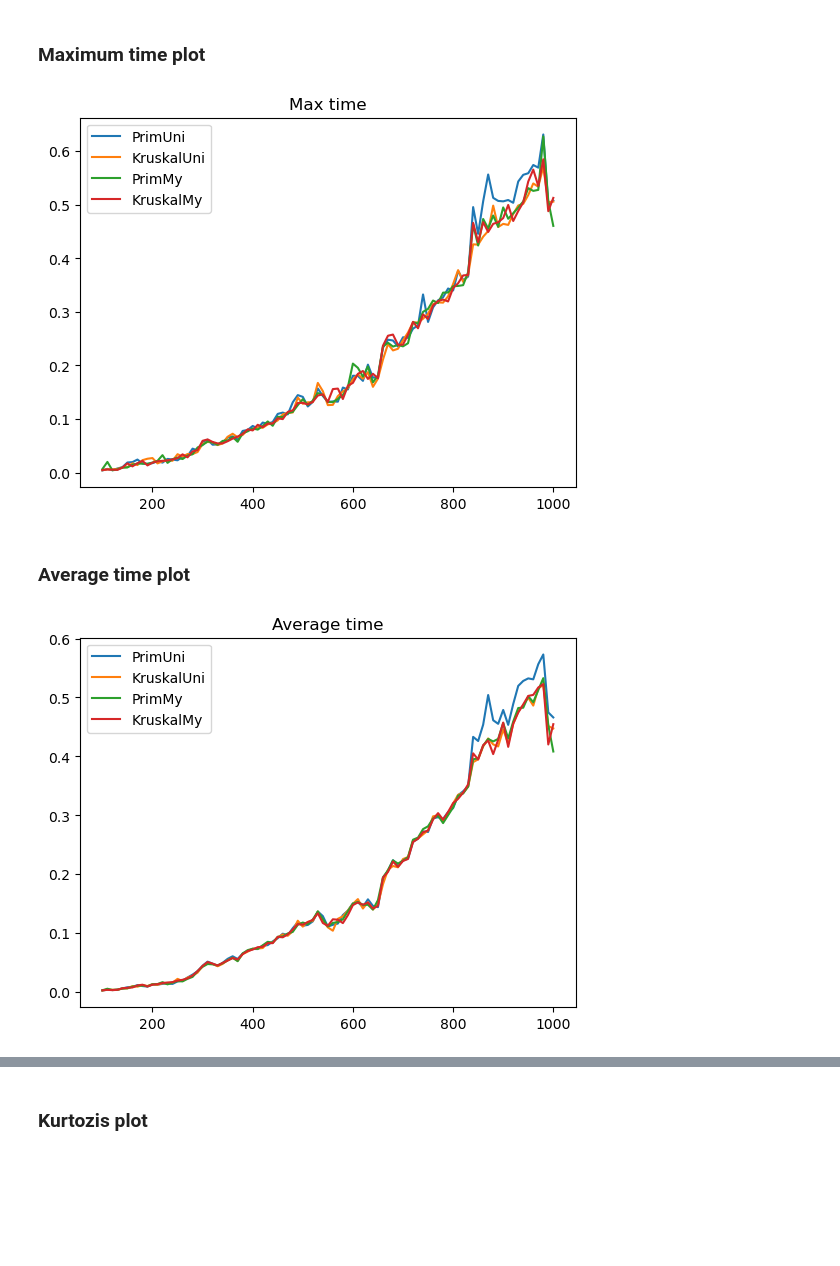
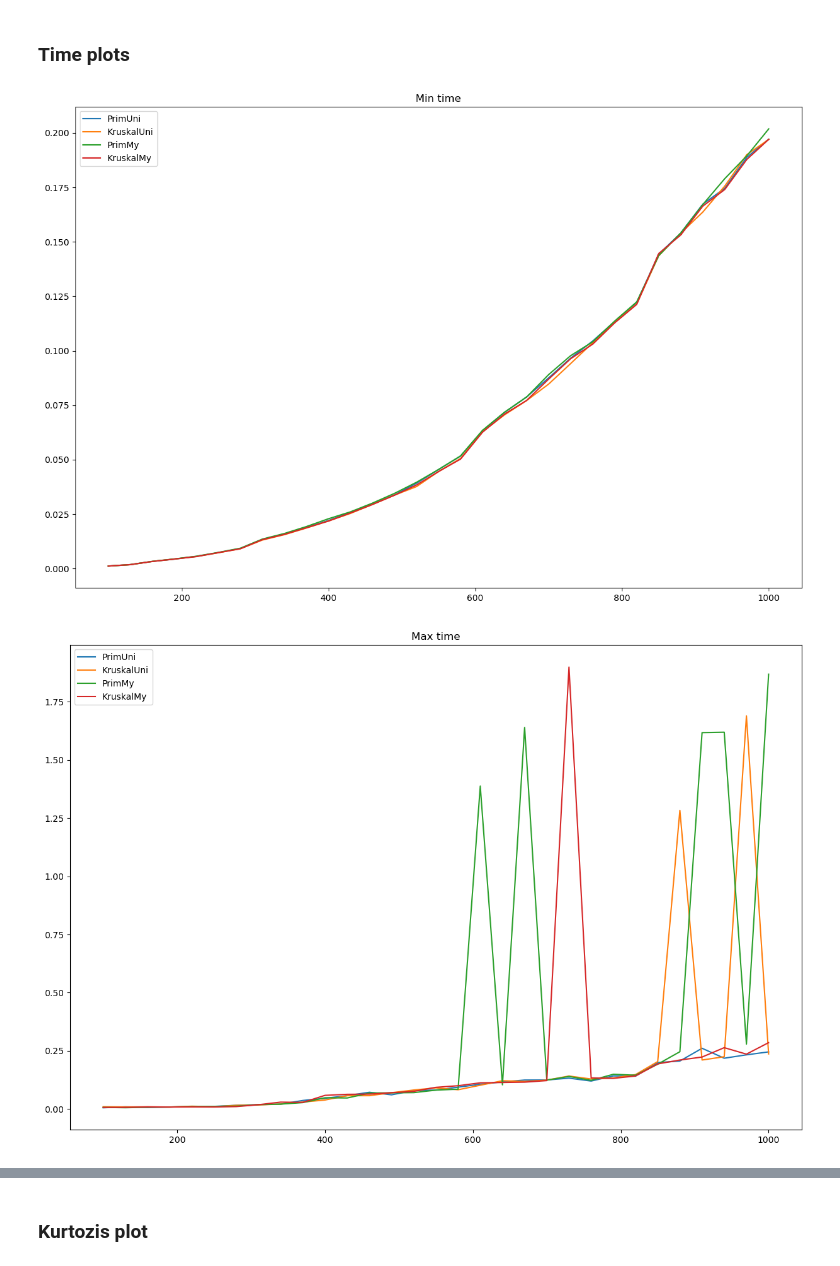
Before and after one commit to pucikplay/MPA, a Jupyter notebook: L2/l2.ipynb, the cells around one changed output, grey strips where cells are left out. Drawn from its saved outputs; the diff is of its cells as text; code cells hidden in the pictures; blank space fills up the shorter version.

```diff
--- a/L2/l2.ipynb
+++ b/L2/l2.ipynb
@@ -132,26 +97,33 @@ clf()
-# %% [markdown]
-### Maximum time plot
-# %%
-plot(N,[t[2] for t in timesPrimUni], label="PrimUni")
-plot(N,[t[2] for t in timesKruskalUni], label="KruskalUni")
-plot(N,[t[2] for t in timesPrimMy], label="PrimMy")
-plot(N,[t[2] for t in timesKruskalMy], label="KruskalMy")
-title("Max time")
-legend()
-display(gcf())
-clf()
-# %% [output]
-[figure, removed]
-# %% [markdown]
-### Average time plot
-# %%
-plot(N,[t[3] for t in timesPrimUni], label="PrimUni")
-plot(N,[t[3] for t in timesKruskalUni], label="KruskalUni")
-plot(N,[t[3] for t in timesPrimMy], label="PrimMy")
-plot(N,[t[3] for t in timesKruskalMy], label="KruskalMy")
-title("Average time")
-legend()
-display(gcf())
-clf()
-# %% [output]
-[figure, removed]
+# %% [markdown]
+### Time plots
+# %%
+figure(figsize=(15,10))
+plot(N,[t.minT for t in timesPrimUni], label="PrimUni")
+plot(N,[t.minT for t in timesKruskalUni], label="KruskalUni")
+plot(N,[t.minT for t in timesPrimMy], label="PrimMy")
+plot(N,[t.minT for t in timesKruskalMy], label="KruskalMy")
+title("Min time")
+legend()
+display(gcf())
+clf()
+
+plot(N,[t.maxT for t in timesPrimUni], label="PrimUni")
+plot(N,[t.maxT for t in timesKruskalUni], label="KruskalUni")
+plot(N,[t.maxT for t in timesPrimMy], label="PrimMy")
+plot(N,[t.maxT for t in timesKruskalMy], label="KruskalMy")
+title("Max time")
+legend()
+display(gcf())
+clf()
+
+plot(N,[t.meanT for t in timesPrimUni], label="PrimUni")
+plot(N,[t.meanT for t in timesKruskalUni], label="KruskalUni")
+plot(N,[t.meanT for t in timesPrimMy], label="PrimMy")
+plot(N,[t.meanT for t in timesKruskalMy], label="KruskalMy")
+title("Average time")
+legend()
+display(gcf())
+clf()
+# %% [output]
+[figure, added]
+[figure, added]
```
Also changed, not shown: parts of 12 cells of this notebook.
